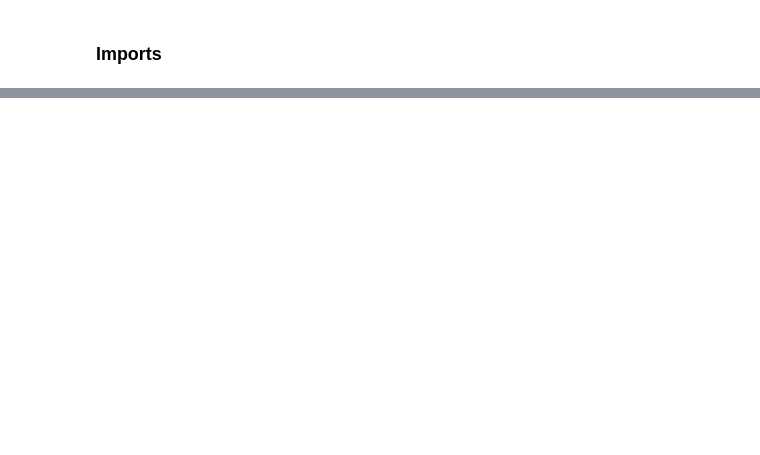
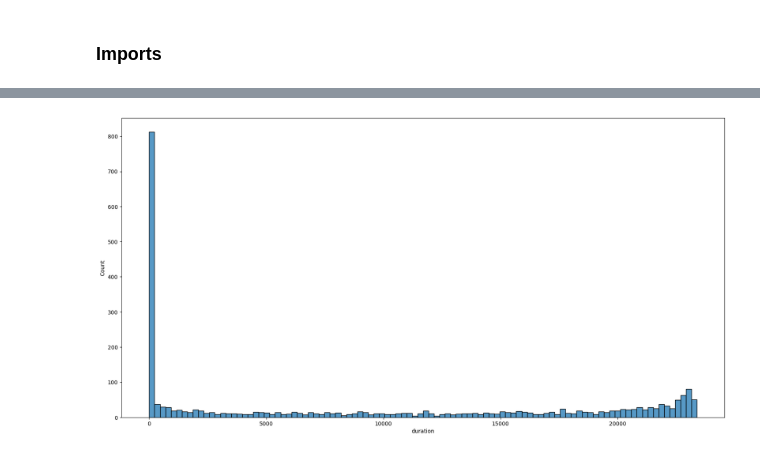
Before and after one commit to Hamzezi/FBD-Project, a Jupyter notebook: eda.ipynb, the cells around one changed output, grey strips where cells are left out. Cells and saved outputs as stored; diff of their text form; code cells hidden in the pictures; blank space fills up the shorter version.

```diff
--- a/eda.ipynb
+++ b/eda.ipynb
@@ -149,0 +15,12 @@ df_test["spread/std"] = df_test["price_impact"] / daily_volatility
+# %%
+TICKER_FILE = np.random.choice(TICKER_PATHS)
+
+df = read_ticker(TICKER_FILE)
+df_cleaned = preprocess_ticker(TICKER_FILE)
+# %%
+df_metaorder_duration = df_cleaned.groupby(['day', 'buyer_id']).agg(
+    metaorder_start = ('datetime', 'min'),
+    metaorder_end = ('datetime', 'max'),
+).reset_index()
+df_metaorder_duration['duration'] = df_metaorder_duration['metaorder_end'] - df_metaorder_duration['metaorder_start']
+df_metaorder_duration['duration'] = df_metaorder_duration['duration'].dt.total_seconds()
@@ -149,0 +43,7 @@ df_test["spread/std"] = df_test["price_impact"] / daily_volatility
+# %%
+# plot distribution of metaorder durations
+plt.figure(figsize=(20, 10))
+sns.histplot(df_metaorder_duration['duration'], bins=100)
+plt.show();
+# %% [output]
+[figure, added]
```
Also changed, not shown: parts of 17 cells of this notebook, 8 other files.
